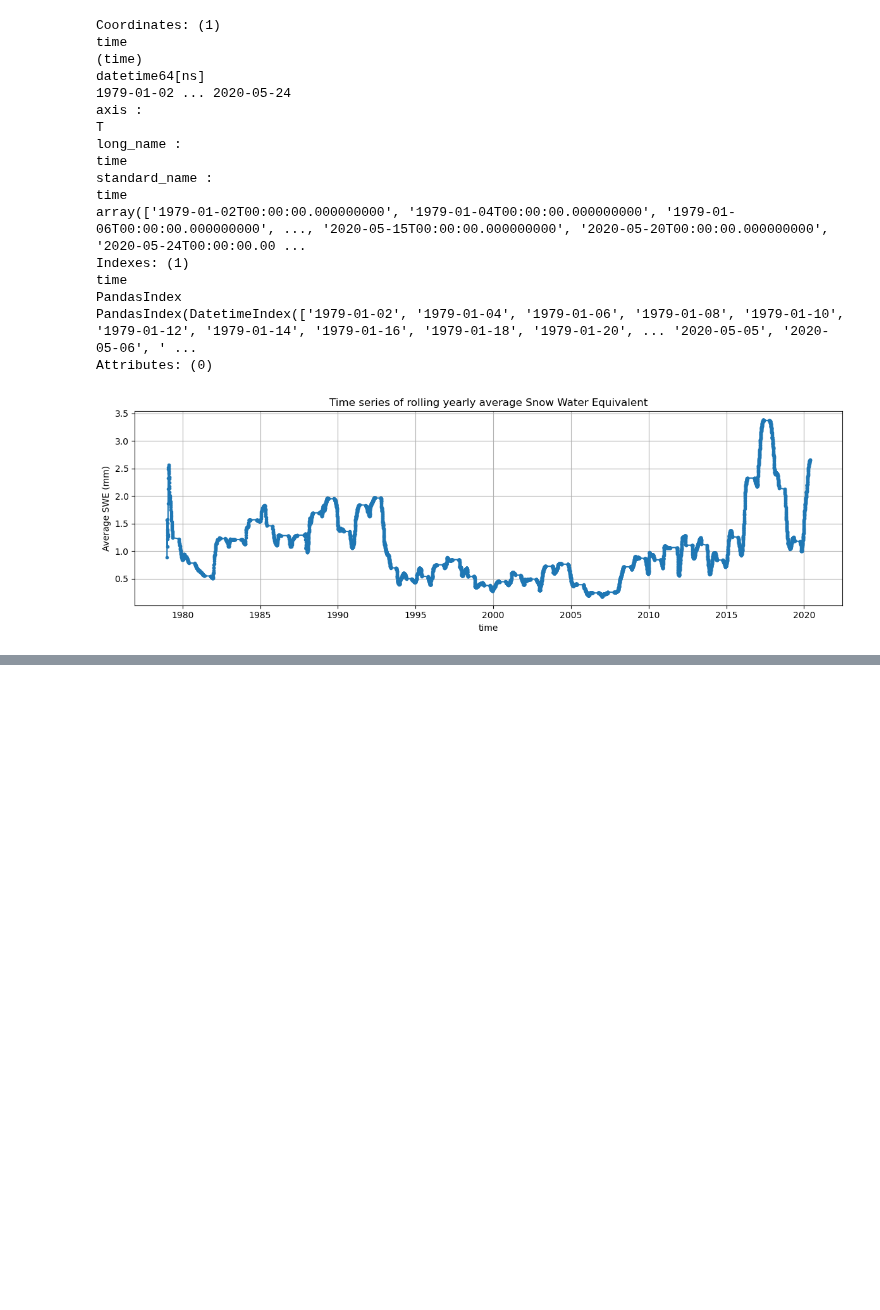
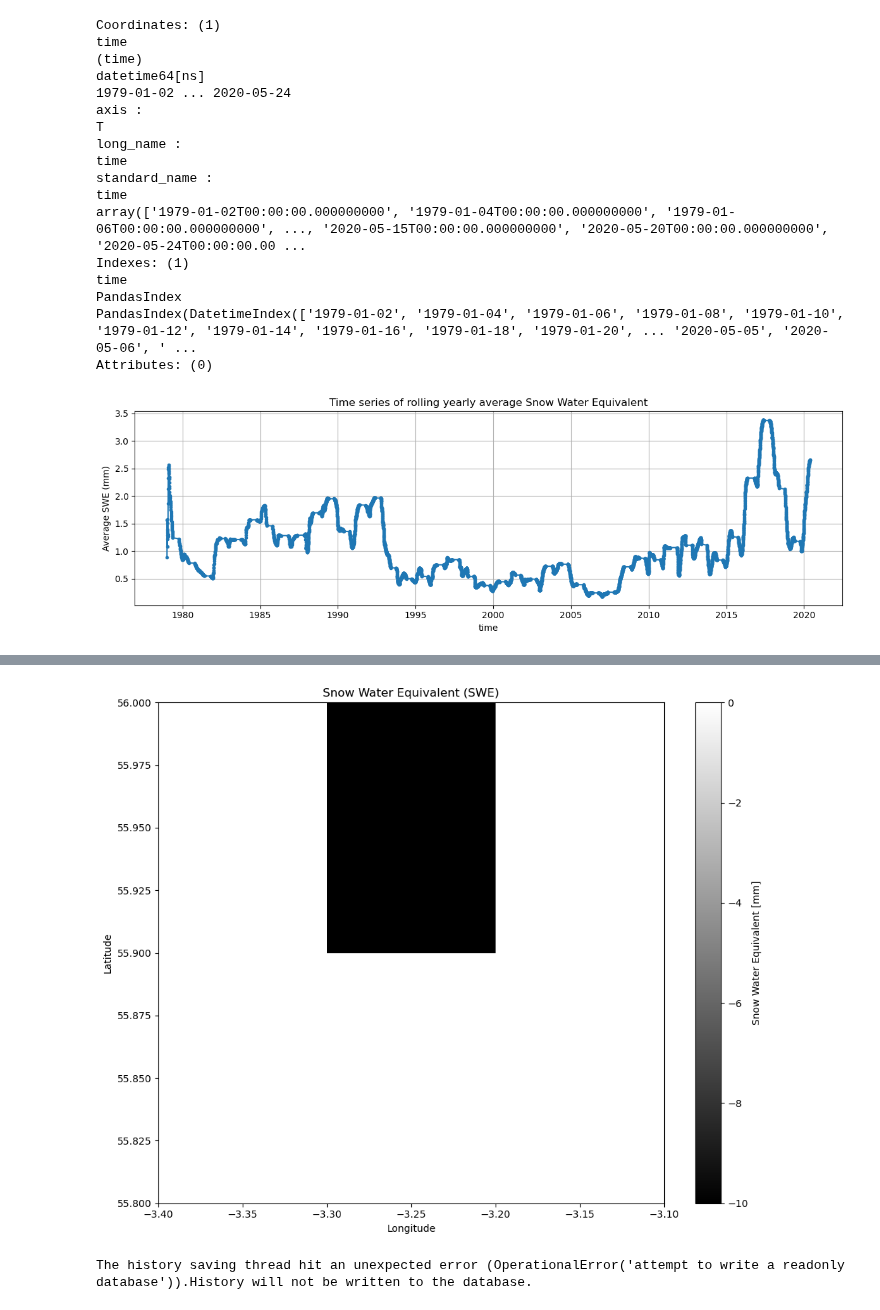
Before and after one commit to mikemoraned/geo, a Jupyter notebook: spikes/satellite/esa-python-conda/snow.ipynb, the cells around one changed output, grey strips where cells are left out. Cells and saved outputs as stored; diff of their text form; code cells hidden in the pictures; blank space fills up the shorter version.

Commit message:
plot_snow_over_time for edinburgh

```diff
--- a/spikes/satellite/esa-python-conda/snow.ipynb
+++ b/spikes/satellite/esa-python-conda/snow.ipynb
@@ -490,0 +557,6 @@ plt.show()
+# %%
+swe_edin_da = swe_da.sel({
+    "lat": slice(55.819736, 56.001587),
+    "lon": slice(-3.4495325, -3.077676)
+})
+swe_edin_da
@@ -490,0 +589,24 @@ plt.show()
+# %%
+plot_snow(swe_edin_da.isel(time=0))
+# %% [output]
+[figure, added]
+# %%
+def plot_snow_over_time(da):
+    noflags_da = da.where(da >= 0)
+    area_avg = noflags_da.mean(dim=['lat', 'lon'], skipna=True)
+
+    area_avg.plot.line(marker='.', figsize=(12, 4))
+    plt.ylabel("Average SWE (mm)")
+    plt.title("Time series of average Snow Water Equivalent")
+    plt.grid()
+    plt.show()
+
+    area_avg_rolling_avg = area_avg.rolling(time=365, min_periods=1, center=False).mean()
+
+    area_avg_rolling_avg.plot.line(marker='.', figsize=(12, 4))
+    plt.ylabel("Average SWE (mm)")
+    plt.title("Time series of rolling yearly average Snow Water Equivalent")
+    plt.grid()
+    plt.show()
+# %% [output]
+The history saving thread hit an unexpected error (OperationalError('attempt to write a readonly database')).History will not be written to the database.
```
Also changed, not shown: parts of 9 cells of this notebook.
